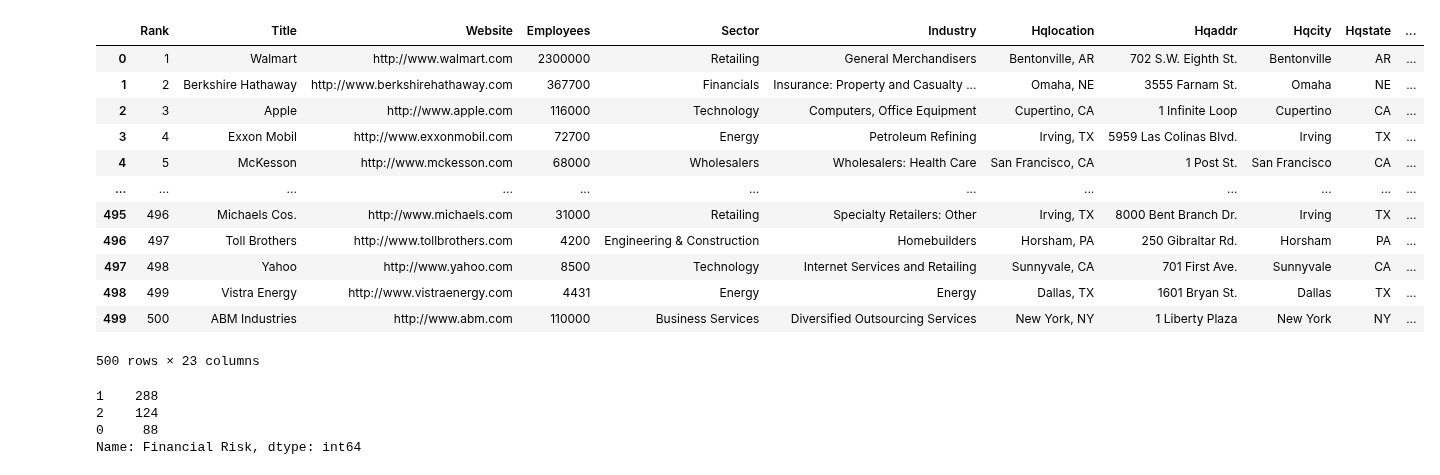
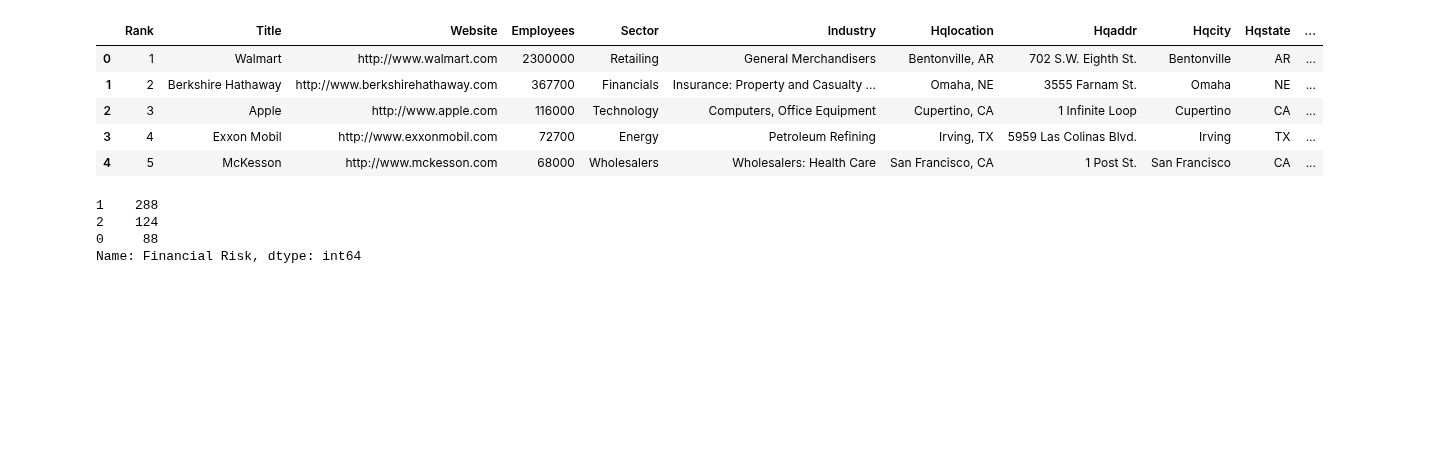
Before and after one commit to arjun8009/Python-Exeter, a Jupyter notebook: Learning Form Data ECMM445-CA1.ipynb, the cells around one changed output. Cells and saved outputs as stored; diff of their text form; code cells hidden in the pictures; blank space fills up the shorter version.

```diff
--- a/Learning Form Data ECMM445-CA1.ipynb
+++ b/Learning Form Data ECMM445-CA1.ipynb
@@ -7,21 +7,14 @@ import math
 # %%
 data = pd.read_csv('https://query.data.world/s/zmh54hh4jcgnwpnxzpyr32wbtrlcid')
 with pd.option_context("display.max_columns", None):
-    display(data)
+    display(data.head())
 # %% [output]
 |  | Rank | Title | Website | Employees | Sector | Industry | Hqlocation | Hqaddr | Hqcity | Hqstate | ... |
 | 0 | 1 | Walmart | http://www.walmart.com | 2300000 | Retailing | General Merchandisers | Bentonville, AR | 702 S.W. Eighth St. | Bentonville | AR | ... |
 | 1 | 2 | Berkshire Hathaway | http://www.berkshirehathaway.com | 367700 | Financials | Insurance: Property and Casualty ... | Omaha, NE | 3555 Farnam St. | Omaha | NE | ... |
 | 2 | 3 | Apple | http://www.apple.com | 116000 | Technology | Computers, Office Equipment | Cupertino, CA | 1 Infinite Loop | Cupertino | CA | ... |
 | 3 | 4 | Exxon Mobil | http://www.exxonmobil.com | 72700 | Energy | Petroleum Refining | Irving, TX | 5959 Las Colinas Blvd. | Irving | TX | ... |
 | 4 | 5 | McKesson | http://www.mckesson.com | 68000 | Wholesalers | Wholesalers: Health Care | San Francisco, CA | 1 Post St. | San Francisco | CA | ... |
-| ... | ... | ... | ... | ... | ... | ... | ... | ... | ... | ... | ... |
-| 495 | 496 | Michaels Cos. | http://www.michaels.com | 31000 | Retailing | Specialty Retailers: Other | Irving, TX | 8000 Bent Branch Dr. | Irving | TX | ... |
-| 496 | 497 | Toll Brothers | http://www.tollbrothers.com | 4200 | Engineering & Construction | Homebuilders | Horsham, PA | 250 Gibraltar Rd. | Horsham | PA | ... |
-| 497 | 498 | Yahoo | http://www.yahoo.com | 8500 | Technology | Internet Services and Retailing | Sunnyvale, CA | 701 First Ave. | Sunnyvale | CA | ... |
-| 498 | 499 | Vistra Energy | http://www.vistraenergy.com | 4431 | Energy | Energy | Dallas, TX | 1601 Bryan St. | Dallas | TX | ... |
-| 499 | 500 | ABM Industries | http://www.abm.com | 110000 | Business Services | Diversified Outsourcing Services | New York, NY | 1 Liberty Plaza | New York | NY | ... |
-500 rows × 23 columns
 # %%
 data['Prftchange']  = [float(i.replace(',','')) for i in data['Prftchange']]
 data['Net Expenses']  = data['Revenues'] - data['Profits']
```
Also changed, not shown: parts of 5 cells of this notebook.
